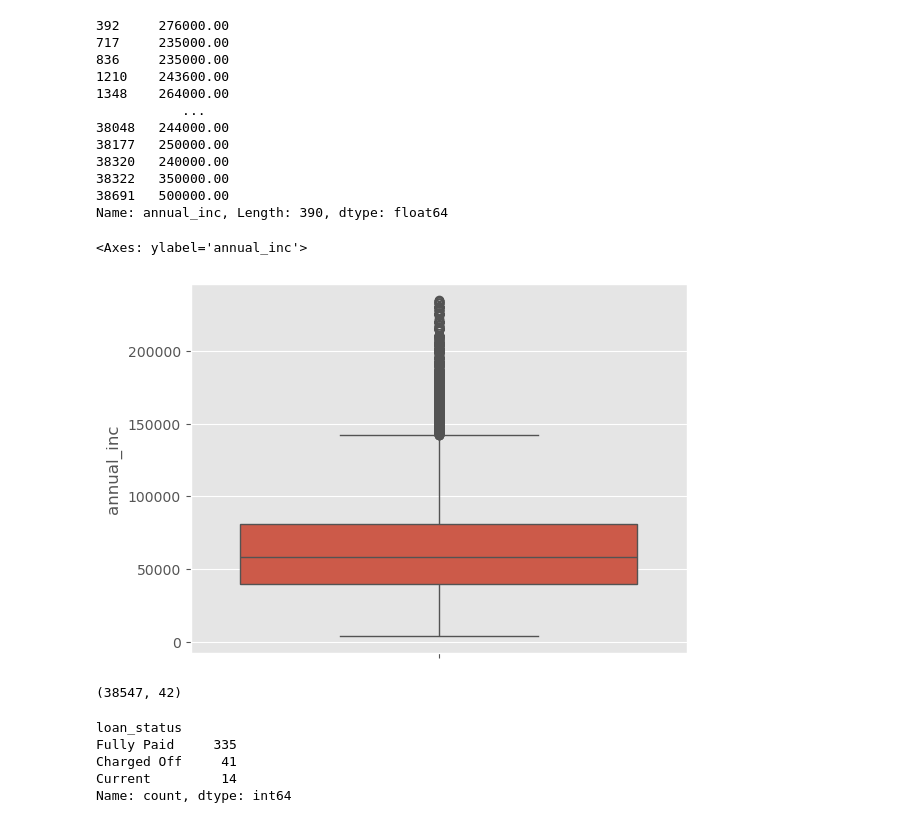
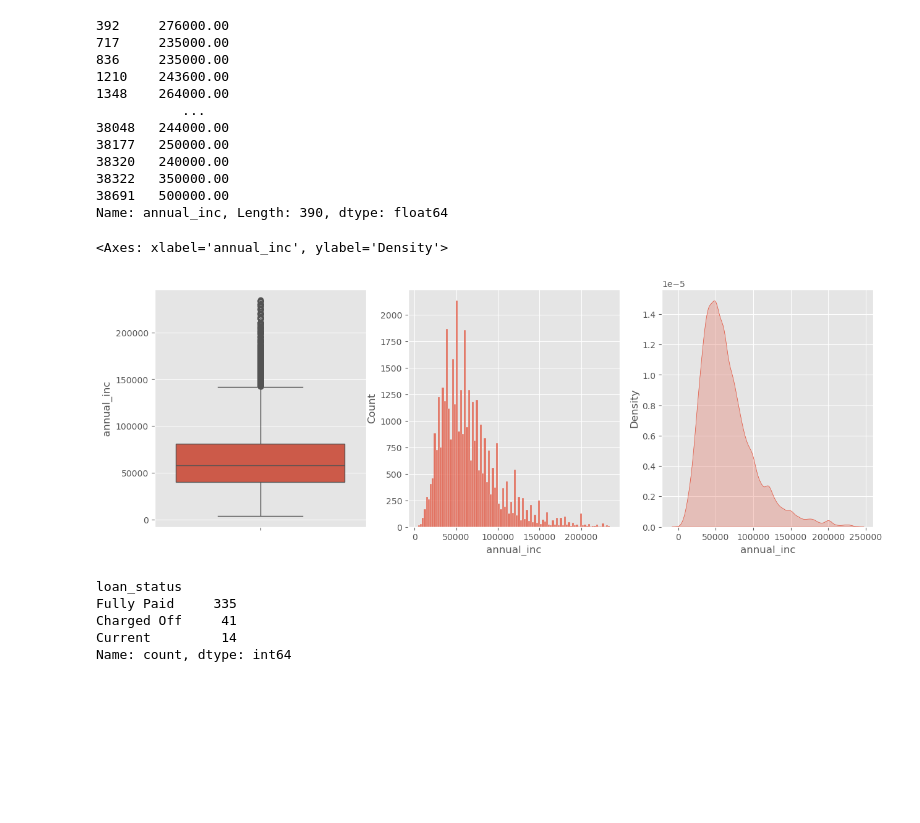
Before and after one commit to blogbydev/lendingcasestudy, a Jupyter notebook: lcs_srinivasan.ipynb, the cells around one changed output. Drawn from its saved outputs; the diff is of its cells as text; code cells hidden in the pictures; blank space fills up the shorter version.

```diff
--- a/lcs_srinivasan.ipynb
+++ b/lcs_srinivasan.ipynb
@@ -511,14 +517,16 @@ Name: annual_inc, Length: 390, dtype: float64
 # %%
 # remove outlier above 99% quantile
 lend_loan_df = lend_loan_df[lend_loan_df.annual_inc < lend_loan_df.annual_inc.quantile(0.99)]
-sns.boxplot(lend_loan_df.annual_inc)
+
+#after outlier removed
+fig, (ax1,ax2,ax3) = plt.subplots(1, 3, figsize=(15, 5))
+
+sns.boxplot(data=lend_loan_df.annual_inc, ax=ax1)
+sns.histplot(data=lend_loan_df.annual_inc, kde=False,ax=ax2)
+sns.kdeplot(data=lend_loan_df, x=lend_loan_df.annual_inc, ax=ax3, fill=True)
 # %% [output]
-<Axes: ylabel='annual_inc'>
+<Axes: xlabel='annual_inc', ylabel='Density'>
-[figure, old version]
+[figure, new version]
-# %%
-lend_loan_df.shape
-# %% [output]
-(38547, 42)
 # %%
 outliers.loan_status.value_counts()
 # %% [output]
```
Also changed, not shown: parts of 4 cells of this notebook.
